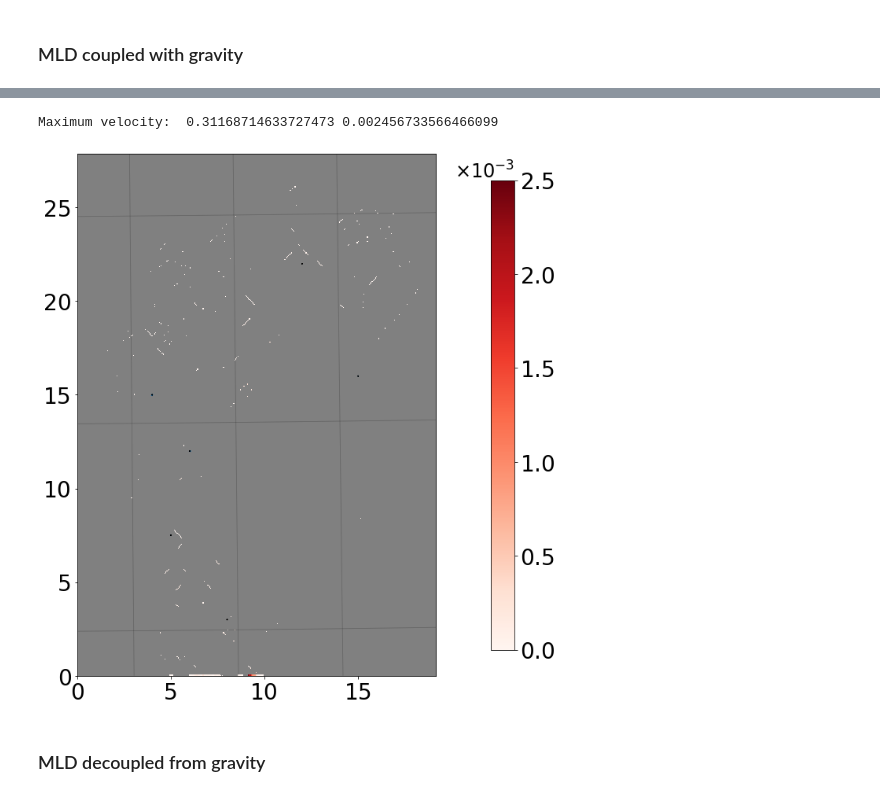
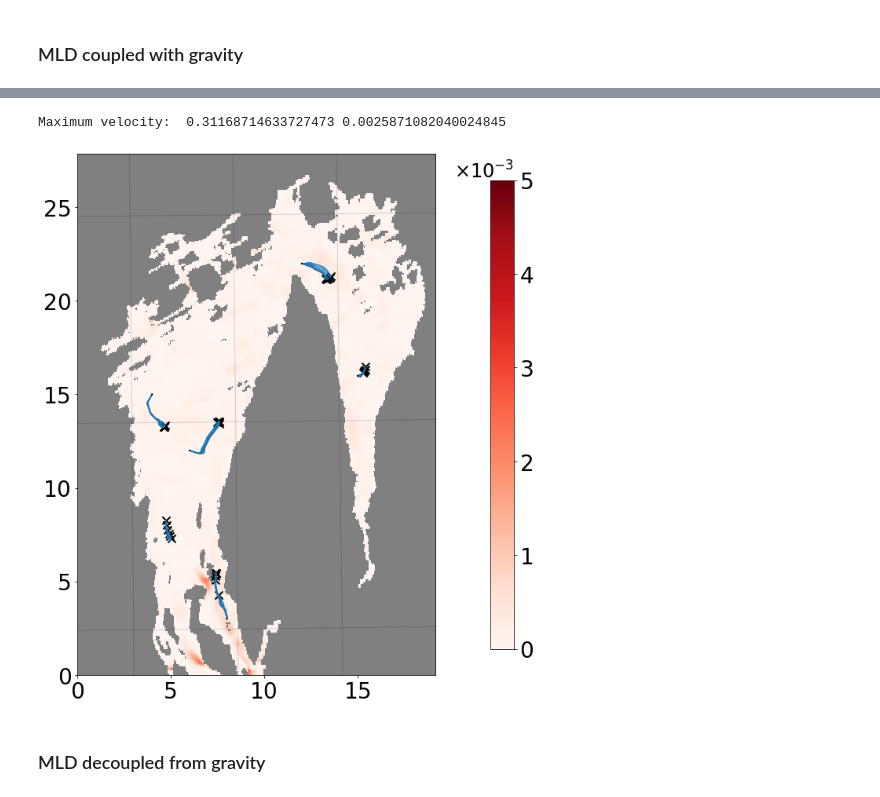
Before and after one commit to sintefmath/reduced-gravity-ocean-model, a Jupyter notebook: notebooks/Oslofjord/Oslofjord-SensitivityStudy.ipynb, the cells around one changed output, grey strips where cells are left out. Saved outputs shown, nothing was run; the diff lists cells and outputs as text; code cells hidden in the pictures.

Commit message:
Using new wind (orignating from FjordOS)

```diff
--- a/notebooks/Oslofjord/Oslofjord-SensitivityStudy.ipynb
+++ b/notebooks/Oslofjord/Oslofjord-SensitivityStudy.ipynb
@@ -69,7 +69,7 @@ from gpuocean.dataassimilation import DataAssimilationUtils as dautils
 ### Read input file and typical parameters
 # %%
 source_url = "/sintef/data/OsloFjord/test_polstere_1h_0007.nc"
-source_url = "/lustre/storeB/project/fou/hi/FjordOs/geogrid_tmp/test_polstere_1h_0007.nc"
+# source_url = "/lustre/storeB/project/fou/hi/FjordOs/geogrid_tmp/test_polstere_1h_0007.nc"
 nc = Dataset(source_url)
 ds = xr.open_dataset(source_url)
 
@@ -333,7 +324,7 @@ zoom3 = [ 50, 100, 275, 350]
 
 def _plot_field(results, field, ref_sim, T, title=None, plot_trajectories=True,
                 cmap=plt.cm.Reds, vmin=0.0, vmax=0.5, filename=None, cbar=True, cbar_label=None, zoom=[0,None,0,None],
-                quiver=None):
+                quiver=None, plot_drifter_init=False):
 
     with plt.rc_context({'lines.color':'black',
                         'text.color':'black',
@@ -408,6 +399,16 @@ def _plot_field(results, field, ref_sim, T, title=None, plot_trajectories=True,
         if cbar and cbar_label is not None:
             cb.set_label(label=cbar_label, size=36, labelpad=25)
 
+        if plot_drifter_init:
+            num_drifters = results[0]["trajectories"].get_num_drifters()
+            for d in range(num_drifters):
+                dummy_path = results[0]["trajectories"].get_drifter_path(d, 0, T, in_km = True)[0]
+                start_pos = dummy_path[0,:]
+                circ_start = matplotlib.patches.Circle((start_pos[0], start_pos[1]),
+                                                        0.3, color = 'C9', linewidth=5,
+                                                        fill=False, zorder=10)
+                ax.add_patch(circ_start)
+
         if title is not None:
             plt.title(title+"\n", fontsize=16)
 
@@ -492,3 +490,0 @@ ref_baroclinic_data_args["wind"] = WindStress.WindStress(t=[0], wind_u=[np.array
-# %%
-ref_wind.wind_u *= 0.1
-ref_wind.wind_v *= 0.1
@@ -601,5 +556,5 @@ Barotropic spin-up + wind direction
 mld_dens_results_no_wind = [None]*len(mld_dens_samples)
 for i in range(len(mld_dens_samples)):
     # mld_dens_results[i] = run_sample(mld_samples_data_args[i], wind=ref_wind, wind_stress_factor=ref_wind_stress_factor, windage=ref_windage)
-    mld_dens_results_no_wind[i] = run_sample(mld_samples_data_args[i])
+    mld_dens_results_no_wind[i] = run_sample(mld_samples_data_args[i], wind=ref_wind)
 # %% [output]
@@ -623,9 +573,9 @@ This will give inaccurate coriolis along the border!
 # %%
 # plot_drifters_and_variance(mld_dens_results, ref_sim, T, filename="mld_coupled_g", vmax=0.0025, cbar=False)
-plot_drifters_and_variance(mld_dens_results_no_wind, ref_sim, T, filename="mld_coupled_g_nowind", vmax=0.0025)
+plot_drifters_and_variance(mld_dens_results_no_wind, ref_sim, T, filename="mld_coupled_g_nowind", vmax=5e-3)
 # %% [output]
-Maximum velocity:  0.31168714633727473 0.002456733566466099
+Maximum velocity:  0.31168714633727473 0.0025871082040024845
-[figure, old version]
+[figure, new version]
 # %% [markdown]
 ### MLD decoupled from gravity
 # %%
```
Also changed, not shown: parts of 26 cells of this notebook, 2 other files.
